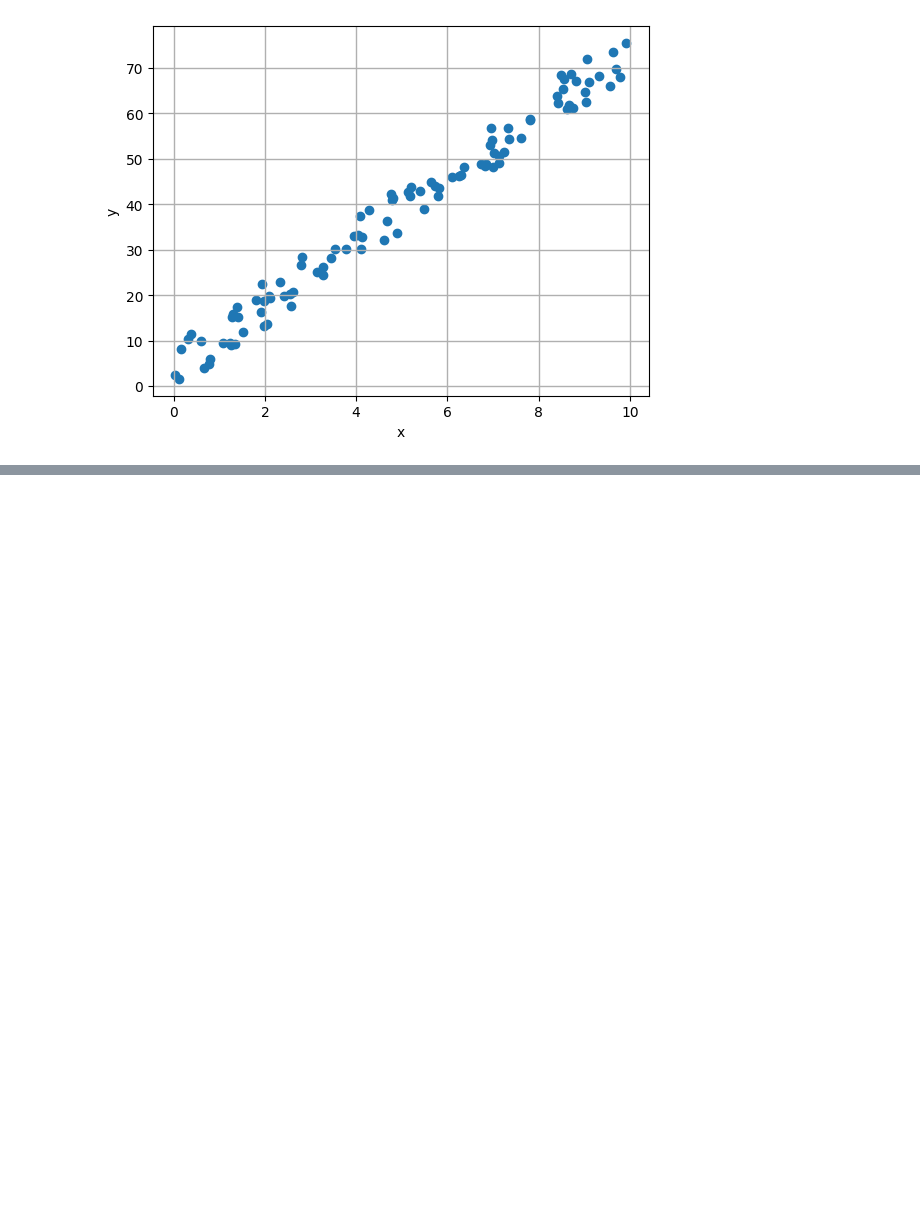
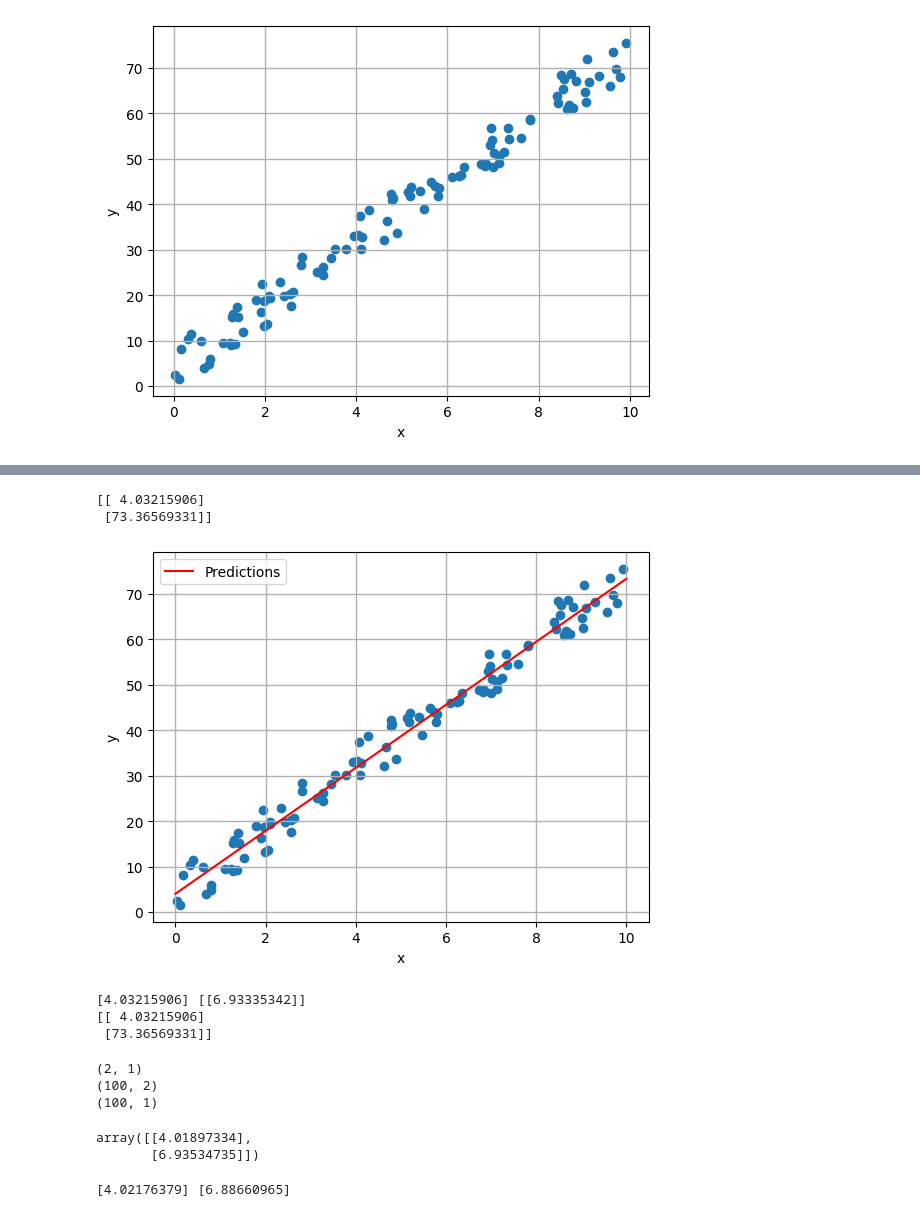
Before and after one commit to ks982579/data-science-1990-california-housing, a Jupyter notebook: under-the-hood/main.ipynb, the cells around one changed output, grey strips where cells are left out. Saved outputs shown, nothing was run; the diff lists cells and outputs as text; code cells hidden in the pictures; blank space fills up the shorter version.

Commit message:
Using gradient descent

```diff
--- a/under-the-hood/main.ipynb
+++ b/under-the-hood/main.ipynb
@@ -29,0 +32,62 @@ array([[7.53834878]])
+# %%
+x_new = np.array([[0],[10]])
+x_new_b = add_dummy_feature(x_new)
+y_pred = x_new_b @ theta_best
+print(y_pred)
+
+plt.scatter(x, y)
+plt.plot(x_new, y_pred, "r-", label="Predictions")
+plt.ylabel('y')
+plt.xlabel('x')
+plt.legend()
+plt.grid(linewidth=1)
+plt.show()
+# %% [output]
+[[ 4.03215906]
+ [73.36569331]]
+[figure, added]
+# %%
+# Scikit-learn linear regression
+lin_reg = LinearRegression()
+lin_reg.fit(x,y)
+print(lin_reg.intercept_, lin_reg.coef_)
+print(lin_reg.predict(x_new))
+# %% [output]
+[4.03215906] [[6.93335342]]
+[[ 4.03215906]
+ [73.36569331]]
+# %%
+# Ad-hoc gradient descent
+eta = 0.01 # learning rate
+n_epochs = int(1000)
+m = int(len(x_b))
+
+theta = np.random.randn(2,1).astype(np.float64) # random init model params
+
+for epoch in range(n_epochs):
+    gradients = (x_b @ theta)
+    gradients -= y
+    gradients = x_b.T.astype(np.float64) @ gradients.astype(np.float64)
+    gradients = (2 / m) * gradients
+    theta = theta - eta * gradients
+
+theta
+# %% [output]
+(2, 1)
+(100, 2)
+(100, 1)
+array([[4.01897334],
+       [6.93534735]])
+# %%
+sgd_reg = SGDRegressor(
+    max_iter=1_000,
+    tol=1e-5,
+    penalty=None,
+    eta0=0.01,
+    n_iter_no_change=100,
+    random_state=69
+)
+sgd_reg.fit(x, y.ravel()) # y.ravel() because f() expects 1D targets.
+print(sgd_reg.intercept_, sgd_reg.coef_)
+# %% [output]
+[4.02176379] [6.88660965]
```
Also changed, not shown: parts of 2 cells of this notebook.
